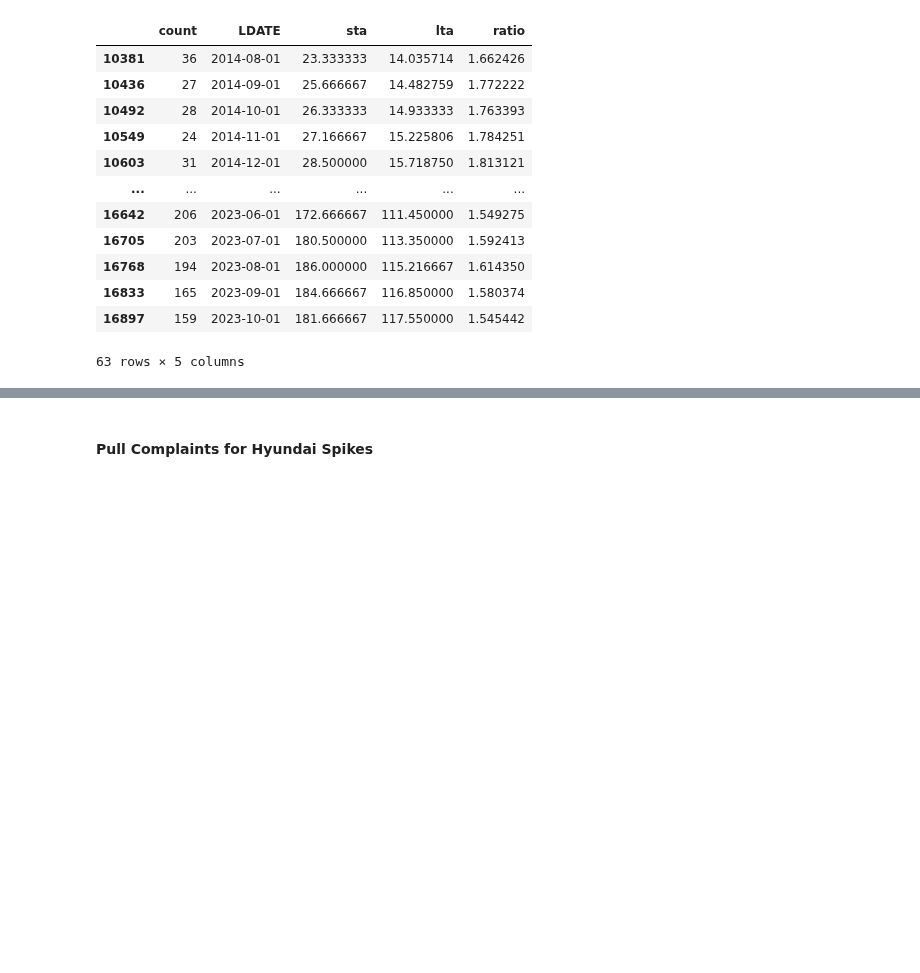
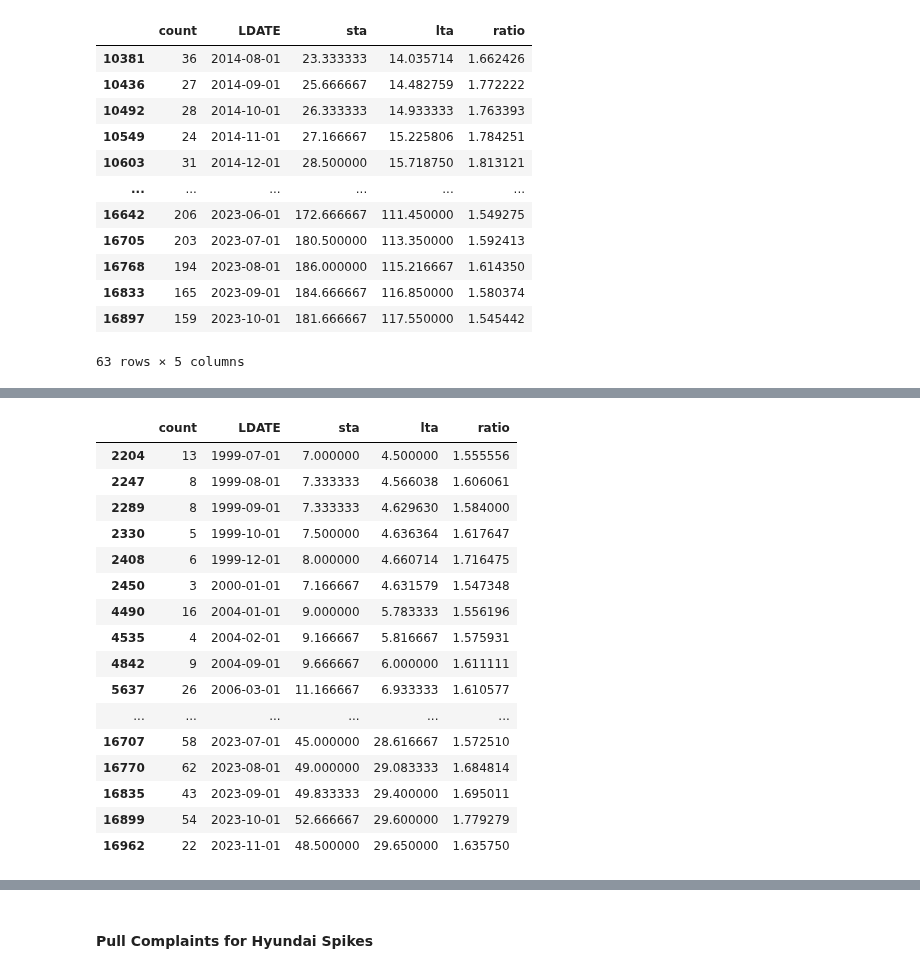
Before and after one commit to prithvidasgupta/si671, a Jupyter notebook: pm_parts_nb.ipynb, the cells around one changed output, grey strips where cells are left out. Cells and saved outputs as stored; diff of their text form; code cells hidden in the pictures; blank space fills up the shorter version.

```diff
--- a/pm_parts_nb.ipynb
+++ b/pm_parts_nb.ipynb
@@ -997,0 +1072,7 @@ spikes.sort_values(by="LDATE")
+# %%
+# STA/LTA on Hyundai engine complaints
+hyun_power_train = cmpl_m_mfr[
+    (cmpl_m_mfr["MFR_NAME"] == "hyundai motor america")
+    & (cmpl_m_mfr["COMPSYS_1"] == "power train")
+].copy()
+hyun_power_train.dtypes
@@ -997,0 +1086,6 @@ spikes.sort_values(by="LDATE")
+# %%
+power_sta_lta = hyun_power_train.drop(
+    ["LDATE_month", "MFR_NAME", "COMPSYS_1"],
+    axis=1,
+)
+power_sta_lta.dtypes
@@ -997,0 +1096,5 @@ spikes.sort_values(by="LDATE")
+# %%
+# Average lifecycle of car is 5 years (60 months)
+power_sta_lta["sta"] = power_sta_lta["count"].rolling(window=6, min_periods=1).mean()
+power_sta_lta["lta"] = power_sta_lta["count"].rolling(window=60, min_periods=1).mean()
+power_sta_lta["ratio"] = power_sta_lta["sta"] / power_sta_lta["lta"]
@@ -997,0 +1117,21 @@ spikes.sort_values(by="LDATE")
+# %%
+power_spikes = power_sta_lta[power_sta_lta["ratio"] > 1.5].copy()
+power_spikes.sort_values(by="LDATE")
+# %% [output]
+|  | count | LDATE | sta | lta | ratio |
+| 2204 | 13 | 1999-07-01 | 7.000000 | 4.500000 | 1.555556 |
+| 2247 | 8 | 1999-08-01 | 7.333333 | 4.566038 | 1.606061 |
+| 2289 | 8 | 1999-09-01 | 7.333333 | 4.629630 | 1.584000 |
+| 2330 | 5 | 1999-10-01 | 7.500000 | 4.636364 | 1.617647 |
+| 2408 | 6 | 1999-12-01 | 8.000000 | 4.660714 | 1.716475 |
+| 2450 | 3 | 2000-01-01 | 7.166667 | 4.631579 | 1.547348 |
+| 4490 | 16 | 2004-01-01 | 9.000000 | 5.783333 | 1.556196 |
+| 4535 | 4 | 2004-02-01 | 9.166667 | 5.816667 | 1.575931 |
+| 4842 | 9 | 2004-09-01 | 9.666667 | 6.000000 | 1.611111 |
+| 5637 | 26 | 2006-03-01 | 11.166667 | 6.933333 | 1.610577 |
+| ... | ... | ... | ... | ... | ... |
+| 16707 | 58 | 2023-07-01 | 45.000000 | 28.616667 | 1.572510 |
+| 16770 | 62 | 2023-08-01 | 49.000000 | 29.083333 | 1.684814 |
+| 16835 | 43 | 2023-09-01 | 49.833333 | 29.400000 | 1.695011 |
+| 16899 | 54 | 2023-10-01 | 52.666667 | 29.600000 | 1.779279 |
+| 16962 | 22 | 2023-11-01 | 48.500000 | 29.650000 | 1.635750 |
```
Also changed, not shown: parts of 53 cells of this notebook.
